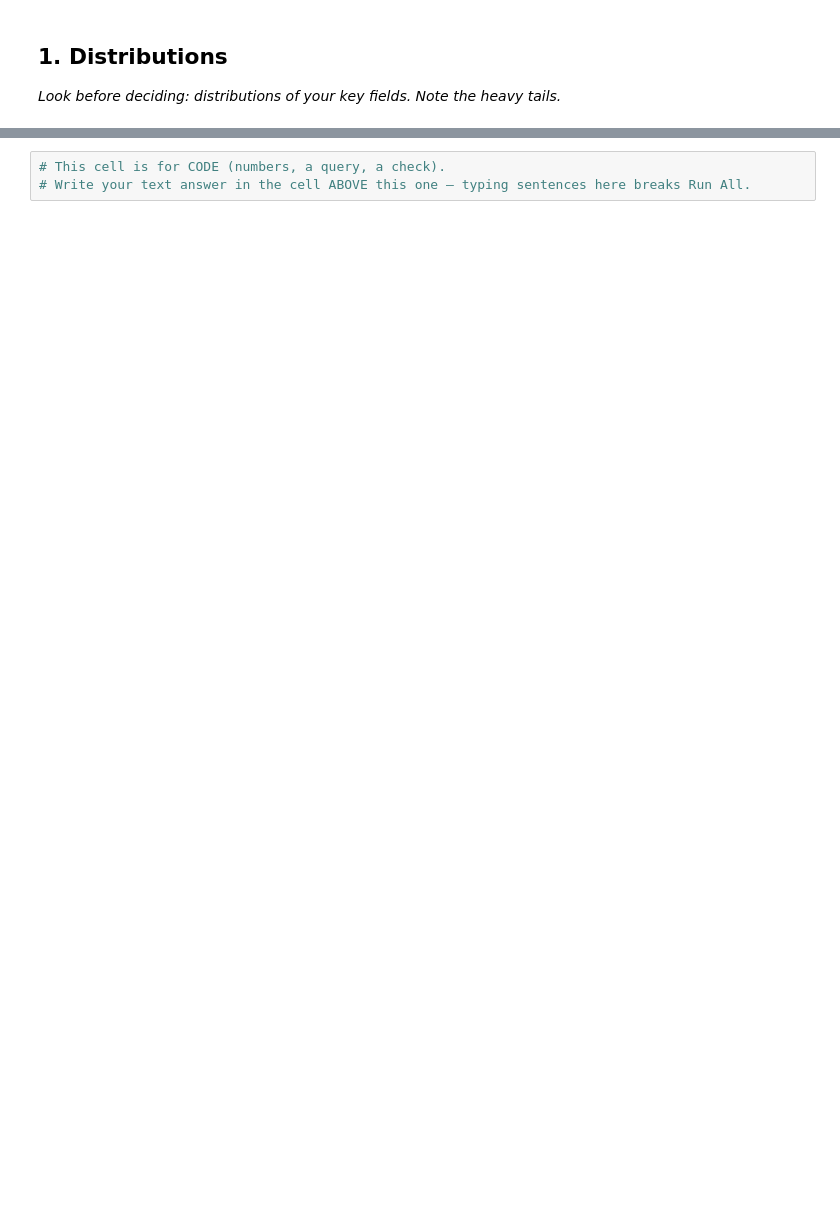
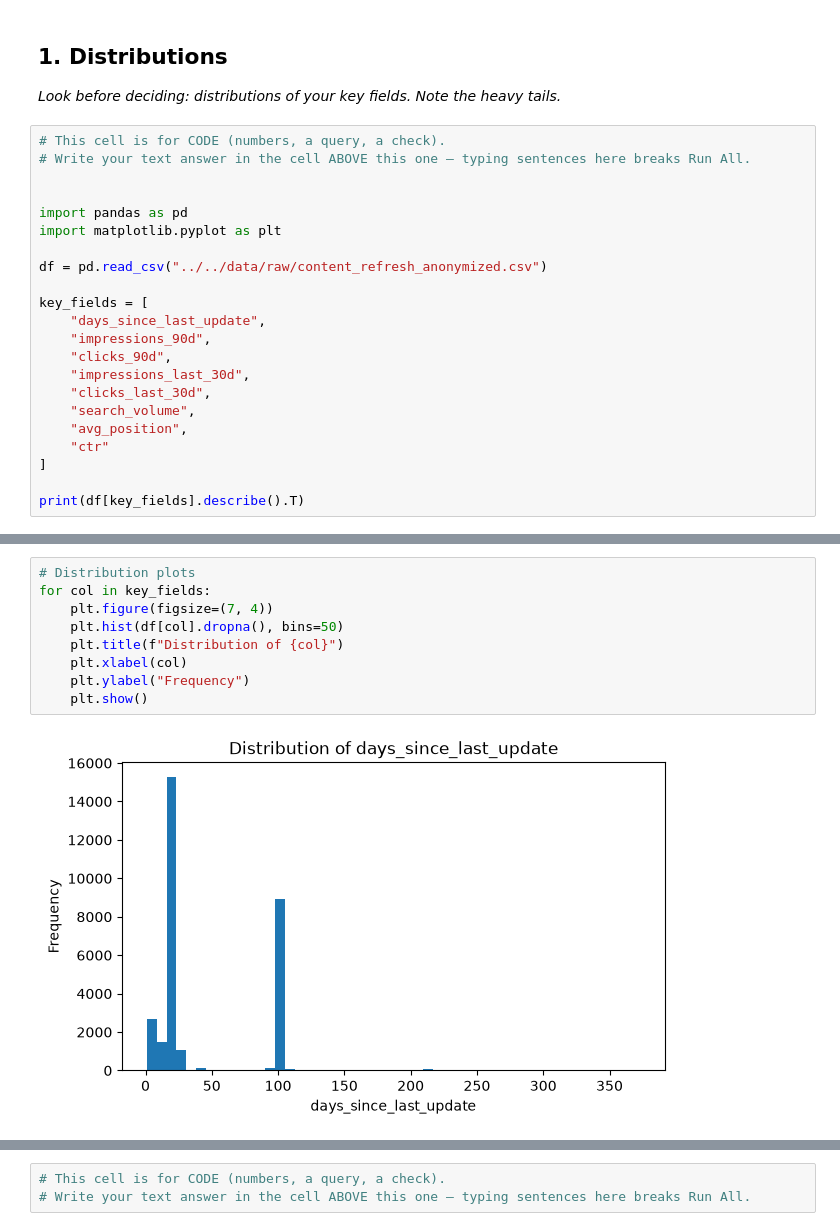
Before and after one commit to DipeshGhimire33/Flyrank-ml-internship-starter, a Jupyter notebook: work/notebooks/w04_signal_audit.ipynb, the cells around one changed output, grey strips where cells are left out. Drawn from its saved outputs; the diff is of its cells as text; blank space fills up the shorter version.

```diff
--- a/work/notebooks/w04_signal_audit.ipynb
+++ b/work/notebooks/w04_signal_audit.ipynb
@@ -10,3 +10,25 @@ This skeleton is yours to fill. Work the sections **in order** — each one has
 ## 1. Distributions
 
 *Look before deciding: distributions of your key fields. Note the heavy tails.*
+# %%
+# This cell is for CODE (numbers, a query, a check).
+# Write your text answer in the cell ABOVE this one — typing sentences here breaks Run All.
+
+
+import pandas as pd
+import matplotlib.pyplot as plt
+
+df = pd.read_csv("../../data/raw/content_refresh_anonymized.csv")
+
+key_fields = [
+    "days_since_last_update",
+    "impressions_90d",
+    "clicks_90d",
+    "impressions_last_30d",
+    "clicks_last_30d",
+    "search_volume",
+    "avg_position",
+    "ctr"
+]
+
+print(df[key_fields].describe().T)
@@ -12,0 +55,11 @@ This skeleton is yours to fill. Work the sections **in order** — each one has
+# %%
+# Distribution plots
+for col in key_fields:
+    plt.figure(figsize=(7, 4))
+    plt.hist(df[col].dropna(), bins=50)
+    plt.title(f"Distribution of {col}")
+    plt.xlabel(col)
+    plt.ylabel("Frequency")
+    plt.show()
+# %% [output]
+[figure, added]
```
Also changed, not shown: parts of 20 cells of this notebook.
